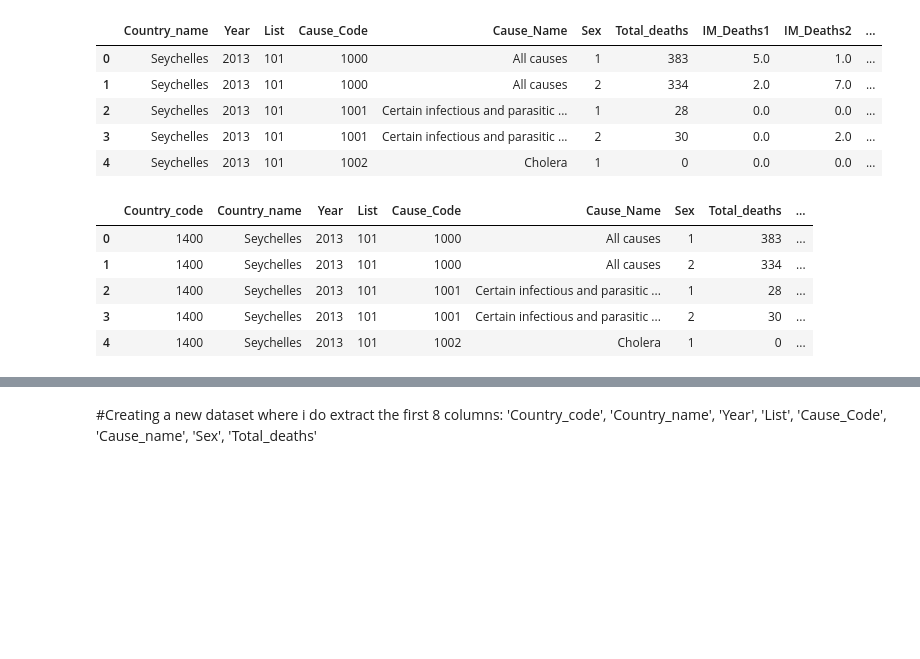
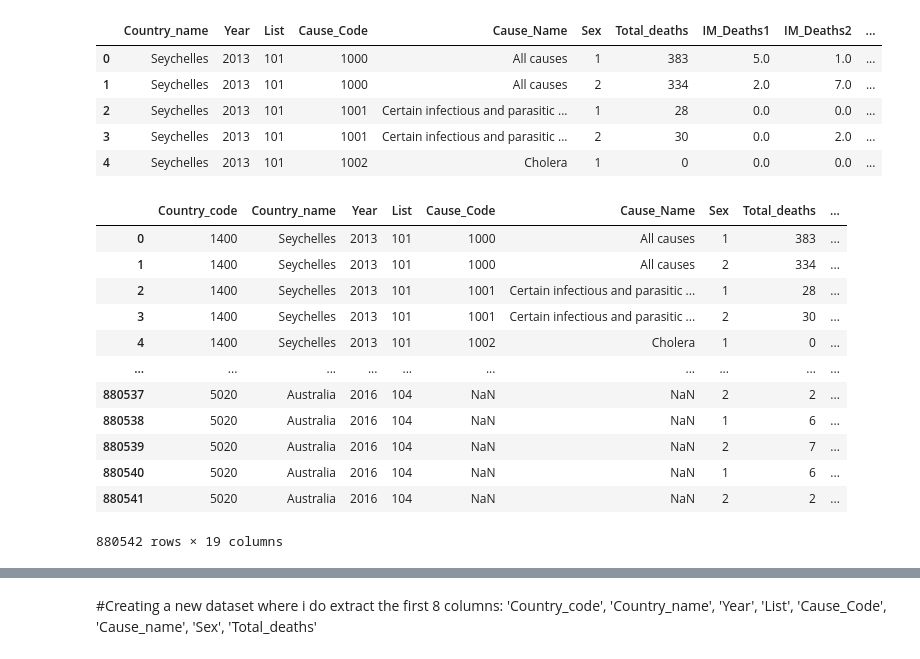
Before and after one commit to feLLpe04/Project3, a Jupyter notebook: cleaneddata/Research_Questions_1.ipynb, the cells around one changed output, grey strips where cells are left out. Saved outputs shown, nothing was run; the diff lists cells and outputs as text; code cells hidden in the pictures; blank space fills up the shorter version.

```diff
--- a/cleaneddata/Research_Questions_1.ipynb
+++ b/cleaneddata/Research_Questions_1.ipynb
@@ -1080,11 +1093,18 @@ column_order = ['Country_code', 'Country_name'] + [col for col in part4_df.colum
 part4_df = part4_df[column_order]
 # %%
 #Checking the changes
-part4_df.head()
+part4_df
 # %% [output]
 |  | Country_code | Country_name | Year | List | Cause_Code | Cause_Name | Sex | Total_deaths | ... |
 | 0 | 1400 | Seychelles | 2013 | 101 | 1000 | All causes | 1 | 383 | ... |
 | 1 | 1400 | Seychelles | 2013 | 101 | 1000 | All causes | 2 | 334 | ... |
 | 2 | 1400 | Seychelles | 2013 | 101 | 1001 | Certain infectious and parasitic ... | 1 | 28 | ... |
 | 3 | 1400 | Seychelles | 2013 | 101 | 1001 | Certain infectious and parasitic ... | 2 | 30 | ... |
 | 4 | 1400 | Seychelles | 2013 | 101 | 1002 | Cholera | 1 | 0 | ... |
+| ... | ... | ... | ... | ... | ... | ... | ... | ... | ... |
+| 880537 | 5020 | Australia | 2016 | 104 | NaN | NaN | 2 | 2 | ... |
+| 880538 | 5020 | Australia | 2016 | 104 | NaN | NaN | 1 | 6 | ... |
+| 880539 | 5020 | Australia | 2016 | 104 | NaN | NaN | 2 | 7 | ... |
+| 880540 | 5020 | Australia | 2016 | 104 | NaN | NaN | 1 | 6 | ... |
+| 880541 | 5020 | Australia | 2016 | 104 | NaN | NaN | 2 | 2 | ... |
+880542 rows × 19 columns
```
Also changed, not shown: parts of 16 cells of this notebook, 6 other files.
